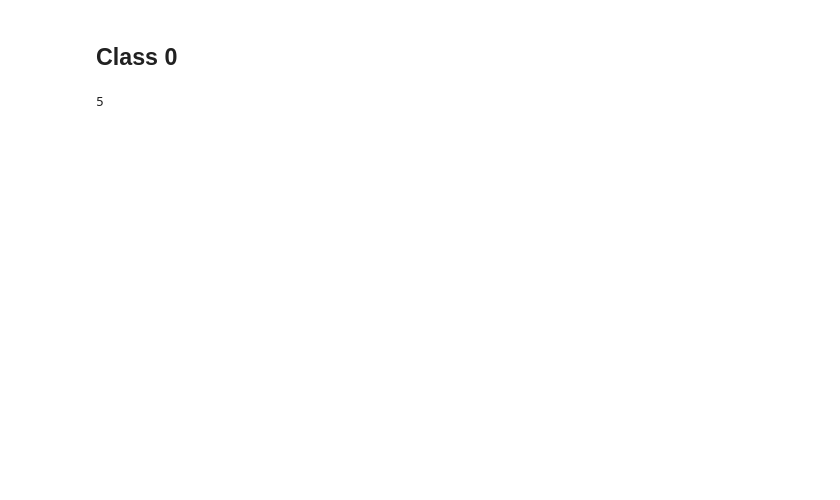
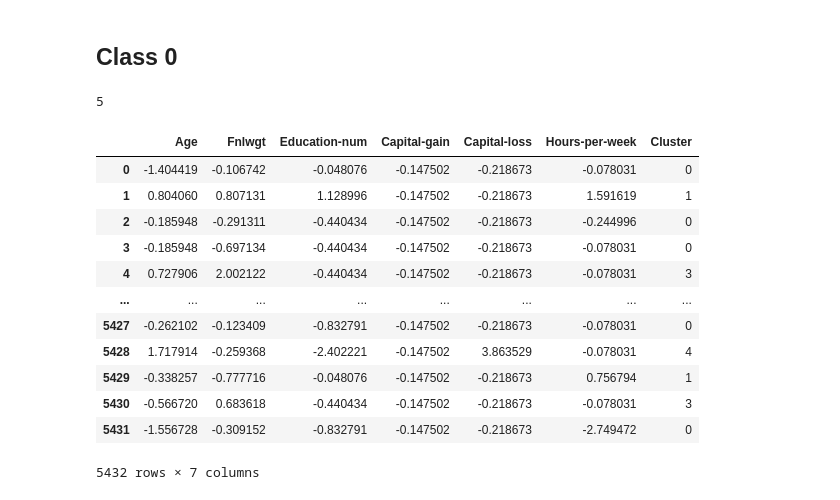
Before and after one commit to gerzin/mlem, a Jupyter notebook: notebooks/datasets/adult/AdultClusteringCentroids.ipynb, the cells around one changed output. Cells and saved outputs as stored; diff of their text form; code cells hidden in the pictures; blank space fills up the shorter version.

Commit message:
Created clustered sub-dataset

```diff
--- a/notebooks/datasets/adult/AdultClusteringCentroids.ipynb
+++ b/notebooks/datasets/adult/AdultClusteringCentroids.ipynb
@@ -354,0 +352,16 @@ def find_nearest_neighbors(df, centroid, k):
+# %%
+test_zeroes
+# %% [output]
+|  | Age | Fnlwgt | Education-num | Capital-gain | Capital-loss | Hours-per-week | Cluster |
+| 0 | -1.404419 | -0.106742 | -0.048076 | -0.147502 | -0.218673 | -0.078031 | 0 |
+| 1 | 0.804060 | 0.807131 | 1.128996 | -0.147502 | -0.218673 | 1.591619 | 1 |
+| 2 | -0.185948 | -0.291311 | -0.440434 | -0.147502 | -0.218673 | -0.244996 | 0 |
+| 3 | -0.185948 | -0.697134 | -0.440434 | -0.147502 | -0.218673 | -0.078031 | 0 |
+| 4 | 0.727906 | 2.002122 | -0.440434 | -0.147502 | -0.218673 | -0.078031 | 3 |
+| ... | ... | ... | ... | ... | ... | ... | ... |
+| 5427 | -0.262102 | -0.123409 | -0.832791 | -0.147502 | -0.218673 | -0.078031 | 0 |
+| 5428 | 1.717914 | -0.259368 | -2.402221 | -0.147502 | 3.863529 | -0.078031 | 4 |
+| 5429 | -0.338257 | -0.777716 | -0.048076 | -0.147502 | -0.218673 | 0.756794 | 1 |
+| 5430 | -0.566720 | 0.683618 | -0.440434 | -0.147502 | -0.218673 | -0.078031 | 3 |
+| 5431 | -1.556728 | -0.309152 | -0.832791 | -0.147502 | -0.218673 | -2.749472 | 0 |
+5432 rows × 7 columns
```
Also changed, not shown: parts of 21 cells of this notebook, 1 other file.
